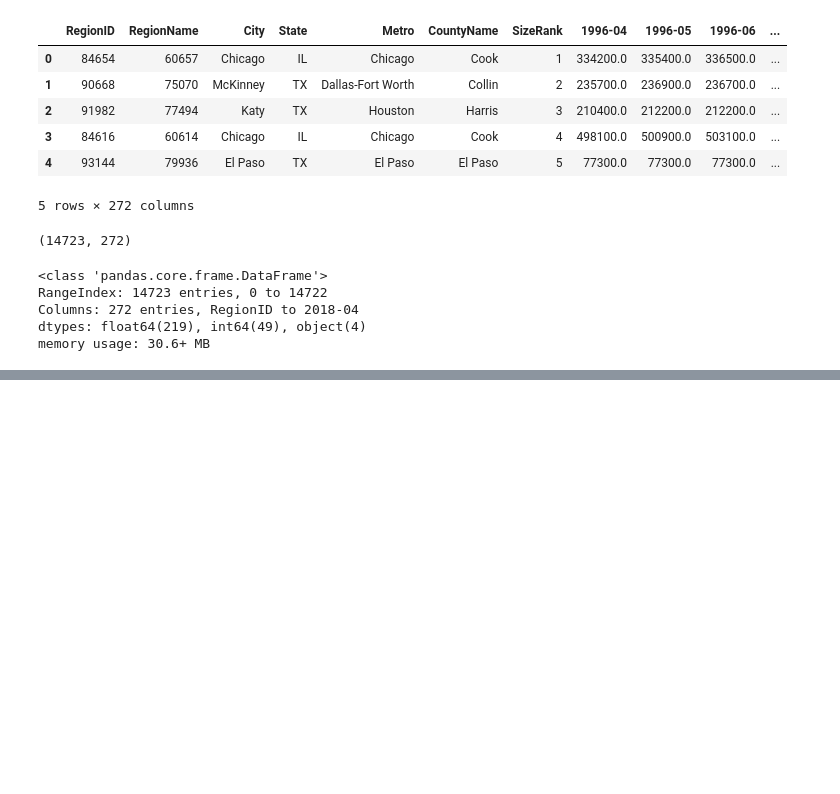
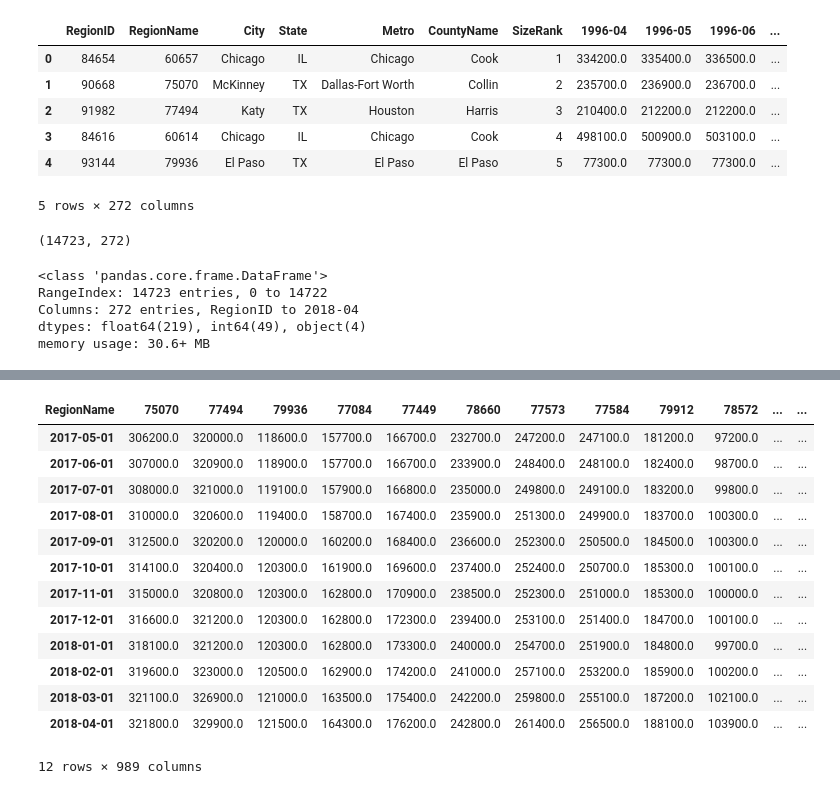
Before and after one commit to lindseyberlin/dsc-mod-4-project, a Jupyter notebook: Initial.ipynb, the cells around one changed output, grey strips where cells are left out. Drawn from its saved outputs; the diff is of its cells as text; code cells hidden in the pictures; blank space fills up the shorter version.

```diff
--- a/Initial.ipynb
+++ b/Initial.ipynb
@@ -100,0 +152,19 @@ KeyError: 0
+# %%
+# Creating a df of the last year of the Texas df, as our test data
+tx_future = tx_dtindex.loc["2017-05":"2018-04"]
+tx_future
+# %% [output]
+| RegionName | 75070 | 77494 | 79936 | 77084 | 77449 | 78660 | 77573 | 77584 | 79912 | 78572 | ... | ... |
+| 2017-05-01 | 306200.0 | 320000.0 | 118600.0 | 157700.0 | 166700.0 | 232700.0 | 247200.0 | 247100.0 | 181200.0 | 97200.0 | ... | ... |
+| 2017-06-01 | 307000.0 | 320900.0 | 118900.0 | 157700.0 | 166700.0 | 233900.0 | 248400.0 | 248100.0 | 182400.0 | 98700.0 | ... | ... |
+| 2017-07-01 | 308000.0 | 321000.0 | 119100.0 | 157900.0 | 166800.0 | 235000.0 | 249800.0 | 249100.0 | 183200.0 | 99800.0 | ... | ... |
+| 2017-08-01 | 310000.0 | 320600.0 | 119400.0 | 158700.0 | 167400.0 | 235900.0 | 251300.0 | 249900.0 | 183700.0 | 100300.0 | ... | ... |
+| 2017-09-01 | 312500.0 | 320200.0 | 120000.0 | 160200.0 | 168400.0 | 236600.0 | 252300.0 | 250500.0 | 184500.0 | 100300.0 | ... | ... |
+| 2017-10-01 | 314100.0 | 320400.0 | 120300.0 | 161900.0 | 169600.0 | 237400.0 | 252400.0 | 250700.0 | 185300.0 | 100100.0 | ... | ... |
+| 2017-11-01 | 315000.0 | 320800.0 | 120300.0 | 162800.0 | 170900.0 | 238500.0 | 252300.0 | 251000.0 | 185300.0 | 100000.0 | ... | ... |
+| 2017-12-01 | 316600.0 | 321200.0 | 120300.0 | 162800.0 | 172300.0 | 239400.0 | 253100.0 | 251400.0 | 184700.0 | 100100.0 | ... | ... |
+| 2018-01-01 | 318100.0 | 321200.0 | 120300.0 | 162800.0 | 173300.0 | 240000.0 | 254700.0 | 251900.0 | 184800.0 | 99700.0 | ... | ... |
+| 2018-02-01 | 319600.0 | 323000.0 | 120500.0 | 162900.0 | 174200.0 | 241000.0 | 257100.0 | 253200.0 | 185900.0 | 100200.0 | ... | ... |
+| 2018-03-01 | 321100.0 | 326900.0 | 121000.0 | 163500.0 | 175400.0 | 242200.0 | 259800.0 | 255100.0 | 187200.0 | 102100.0 | ... | ... |
+| 2018-04-01 | 321800.0 | 329900.0 | 121500.0 | 164300.0 | 176200.0 | 242800.0 | 261400.0 | 256500.0 | 188100.0 | 103900.0 | ... | ... |
+12 rows × 989 columns
```
Also changed, not shown: parts of 34 cells of this notebook.
